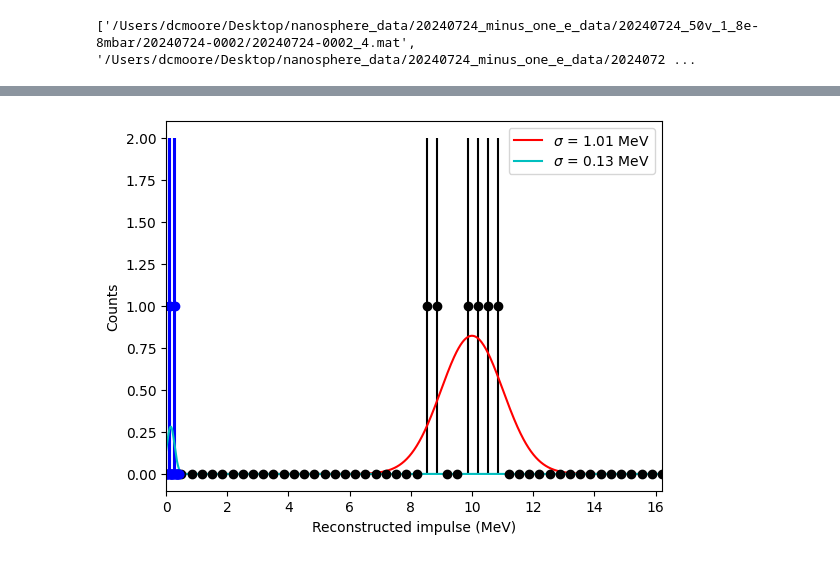
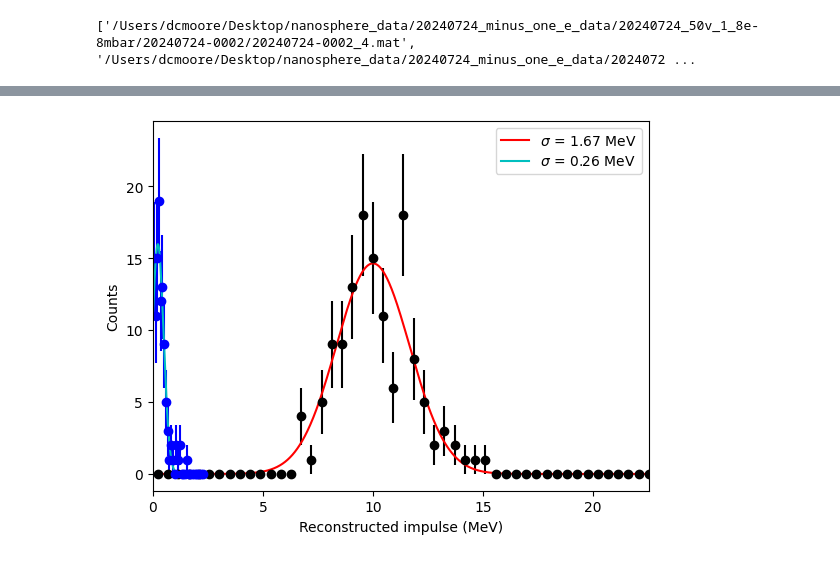
Before and after one commit to Moore-Lab/nanospheres, a Jupyter notebook: analysis/impulse_analysis/analyze_calibration_impulses.ipynb, the cells around one changed output, grey strips where cells are left out. Saved outputs shown, nothing was run; the diff lists cells and outputs as text; code cells hidden in the pictures.

Commit message:
more updates to plotting

```diff
--- a/analysis/impulse_analysis/analyze_calibration_impulses.ipynb
+++ b/analysis/impulse_analysis/analyze_calibration_impulses.ipynb
@@ -41,10 +41,10 @@ if(save_plot):
 
 tf_sig_pdf = PdfPages(os.path.join(curr_plots_path, 'transfer_func_fit_calibration.pdf'))
 psd_sig_pdf = PdfPages(os.path.join(curr_plots_path, 'force_psd_calibration.pdf'))
-waveform_sig_pdf = PdfPages(os.path.join(curr_plots_path, 'waveform_psd_calibration.pdf'))
+waveform_sig_pdf = PdfPages(os.path.join(curr_plots_path, 'waveform_calibration.pdf'))
 tf_noise_pdf = PdfPages(os.path.join(curr_plots_path, 'transfer_func_fit_noise.pdf'))
 psd_noise_pdf = PdfPages(os.path.join(curr_plots_path, 'force_psd_noise.pdf'))
-waveform_noise_pdf = PdfPages(os.path.join(curr_plots_path, 'waveform_psd_noise.pdf'))
+waveform_noise_pdf = PdfPages(os.path.join(curr_plots_path, 'waveform_noise.pdf'))
 
 for data_file in data_files:
     data = loadmat(data_file)
@@ -163,32 +200,34 @@ ValueError: too many values to unpack (expected 4)
 def gauss(x, A, mu, sigma):
     return A*np.exp(-(x-mu)**2/(2*sigma**2))
 # %%
-bins = np.linspace(0, np.max(np.abs(fit_amps[:,1]))*1.5, 50)
-hh, be = np.histogram(np.abs(fit_amps[:,1]), bins=bins)
+normed_amps = fit_amps[:,1]/fit_amps[:,2]
+bins = np.linspace(0, np.max(np.abs(normed_amps))*1.5, 50)
+hh, be = np.histogram(np.abs(normed_amps), bins=bins)
 bc = 0.5*(be[1:]+be[:-1])
 
-gp, gcov = op.curve_fit(gauss, bc, hh, p0=[np.max(hh), np.mean(np.abs(fit_amps[:,1])), np.std(np.abs(fit_amps[:,1]))])
+gp, gcov = op.curve_fit(gauss, bc, hh, p0=[np.max(hh), np.mean(np.abs(normed_amps)), np.std(np.abs(normed_amps))])
 
 cal_fac = 10.0/gp[1]
 
 xx = np.linspace(0,np.max(bc),1000)
 
-noise_bins = np.linspace(0, np.max(np.abs(noise_amps[:,1]))*1.5, 30)
-hh_noise, be = np.histogram(np.abs(noise_amps[:,1]), bins=noise_bins)
+normed_noise = noise_amps[:,1]/noise_amps[:,2]
+noise_bins = np.linspace(0, np.max(np.abs(normed_noise))*1.5, 30)
+hh_noise, be = np.histogram(np.abs(normed_noise), bins=noise_bins)
 bc_noise = 0.5*(be[1:]+be[:-1])
-gp_noise, gcov_noise = op.curve_fit(gauss, bc_noise, hh_noise, p0=[np.max(hh_noise), np.mean(np.abs(noise_amps[:,1])), np.std(np.abs(noise_amps[:,1]))])
+gp_noise, gcov_noise = op.curve_fit(gauss, bc_noise, hh_noise, p0=[np.max(hh_noise), np.mean(np.abs(normed_noise)), np.std(np.abs(normed_noise))])
 
 xx_noise = np.linspace(0,np.max(bc_noise),1000)
 
 plt.figure()
 plt.errorbar(bc*cal_fac, hh, yerr=np.sqrt(hh), fmt='ko')
 plt.plot(xx*cal_fac, gauss(xx, *gp), 'r', label="$\sigma$ = %.2f MeV" % (gp[2]*cal_fac))
 plt.errorbar(bc_noise*cal_fac, hh_noise, yerr=np.sqrt(hh_noise), fmt='bo')
-plt.plot(xx*cal_fac, gauss(xx, *gp_noise), 'c', label="$\sigma$ = %.2f MeV" % (gp_noise[2]*cal_fac))
+plt.plot(xx_noise*cal_fac, gauss(xx_noise, *gp_noise), 'c', label="$\sigma$ = %.2f MeV" % (gp_noise[2]*cal_fac))
 plt.xlim(0,np.max(bc)*cal_fac)
 plt.xlabel("Reconstructed impulse (MeV)")
 plt.ylabel("Counts")
 plt.legend()
 plt.show()
 # %% [output]
-[figure, old version]
+[figure, new version]
```
Also changed, not shown: parts of 2 cells of this notebook, 1 other file.
